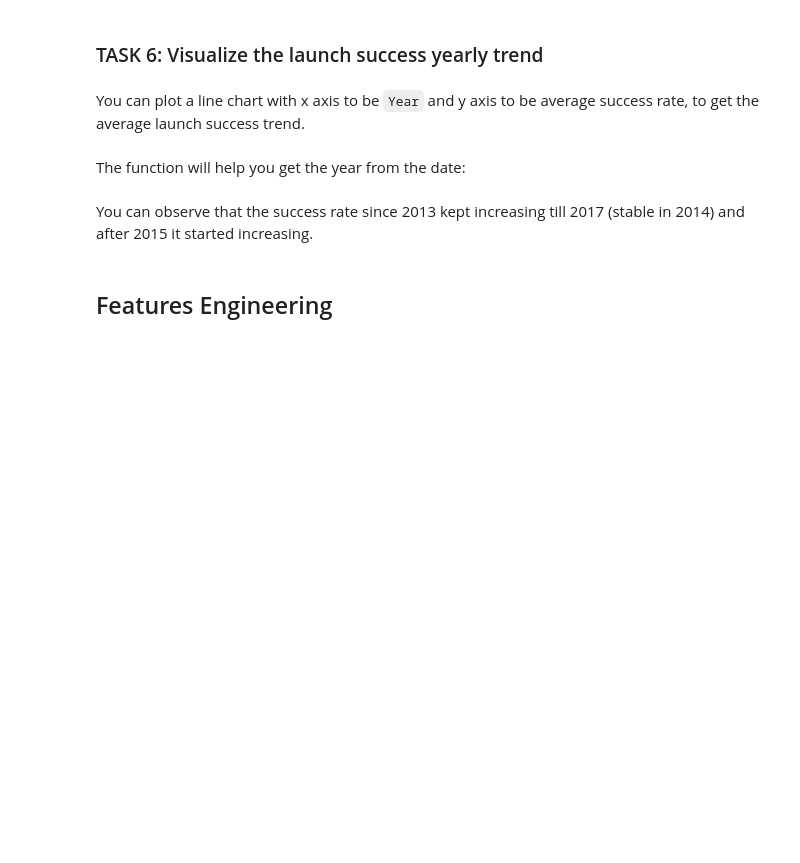
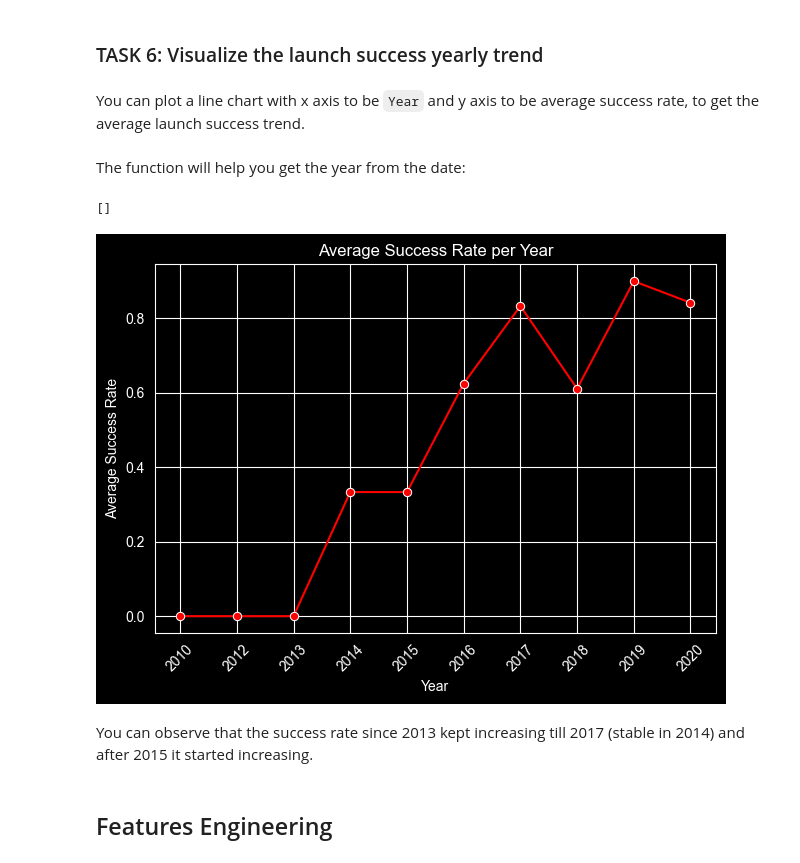
Before and after one commit to bslime21/Capstone-Project---Predicting-SpaceX-Falcon9-First-Stage-Landing-Success-using-Machine-Learning, a Jupyter notebook: jupyter-labs-eda-dataviz-v2.ipynb, the cells around one changed output. Drawn from its saved outputs; the diff is of its cells as text; code cells hidden in the pictures; blank space fills up the shorter version.

```diff
--- a/jupyter-labs-eda-dataviz-v2.ipynb
+++ b/jupyter-labs-eda-dataviz-v2.ipynb
@@ -189,3 +189,6 @@ def Extract_year(date):
     for i in df["Date"]:
         year.append(i.split("-")[0])
     return year
+print(year)
+# %% [output]
+[]
@@ -194,3 +195,17 @@ def Extract_year(date):
+# %%
+# Plot a line chart with x axis to be the extracted year and y axis to be the success rate
+df['year'] = df['Date'].str.split('-').str[0]
+yearly_success = df.groupby("year")["Class"].mean().reset_index()
+sns.lineplot(yearly_success, x="year", y="Class", marker="o", color="r")
+plt.xlabel('Year')
+plt.ylabel('Average Success Rate')
+plt.title('Average Success Rate per Year')
+plt.xticks(rotation=45)
+plt.grid(True)
+plt.tight_layout()
+plt.show()
+# %% [output]
+[figure, added]
 # %% [markdown]
 You can observe that the success rate since 2013 kept increasing till 2017 (stable in 2014) and after 2015 it started increasing.
 # %% [markdown]
```
Also changed, not shown: parts of 7 cells of this notebook.
